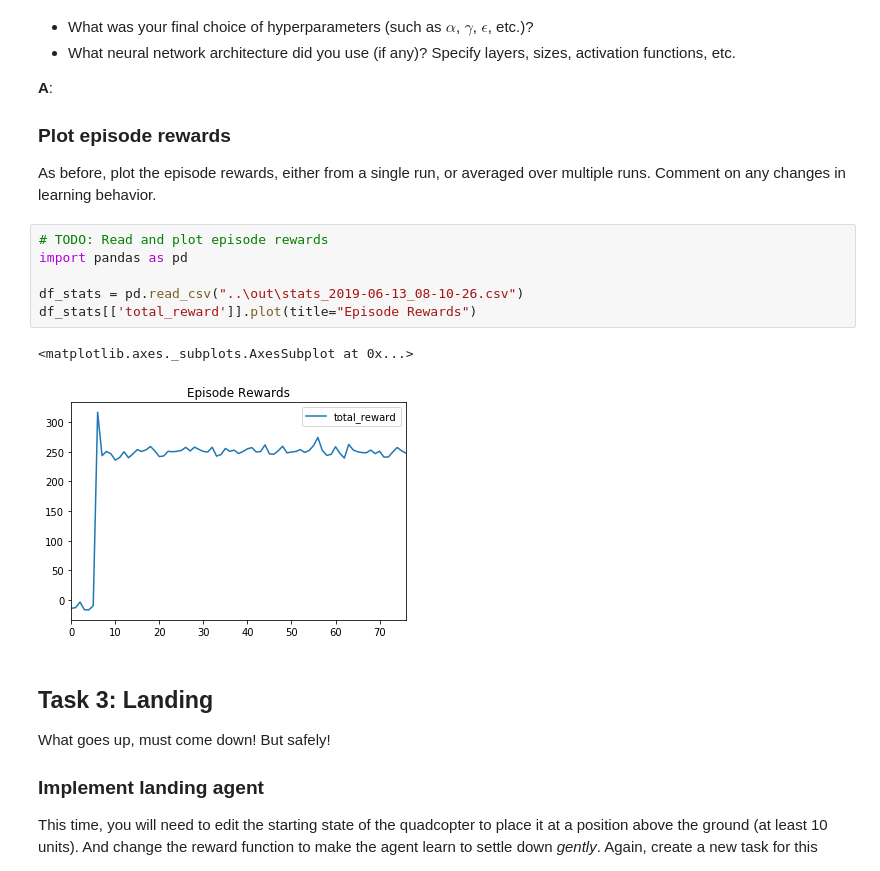
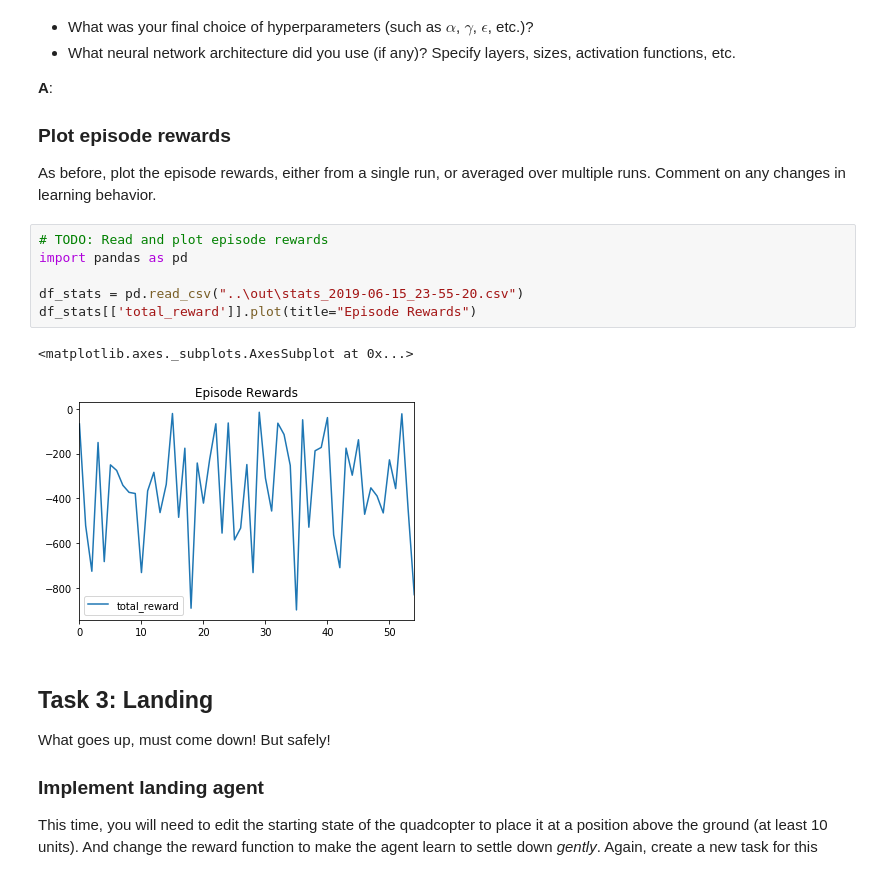
Before and after one commit to stayyule/RL-Quadcopter, a Jupyter notebook: quad_controller_rl/notebooks/RL-Quadcopter.ipynb, the cells around one changed output. Drawn from its saved outputs; the diff is of its cells as text.

```diff
--- a/quad_controller_rl/notebooks/RL-Quadcopter.ipynb
+++ b/quad_controller_rl/notebooks/RL-Quadcopter.ipynb
@@ -200,12 +200,12 @@ As before, plot the episode rewards, either from a single run, or averaged over
 # %%
 # TODO: Read and plot episode rewards
 import pandas as pd
 
-df_stats = pd.read_csv("..\out\stats_2019-06-13_08-10-26.csv")
+df_stats = pd.read_csv("..\out\stats_2019-06-15_23-55-20.csv")
 df_stats[['total_reward']].plot(title="Episode Rewards")
 # %% [output]
 <matplotlib.axes._subplots.AxesSubplot at 0x...>
-[figure, old version]
+[figure, new version]
 # %% [markdown]
 ## Task 3: Landing
 
```
Also changed, not shown: 1 other file.
